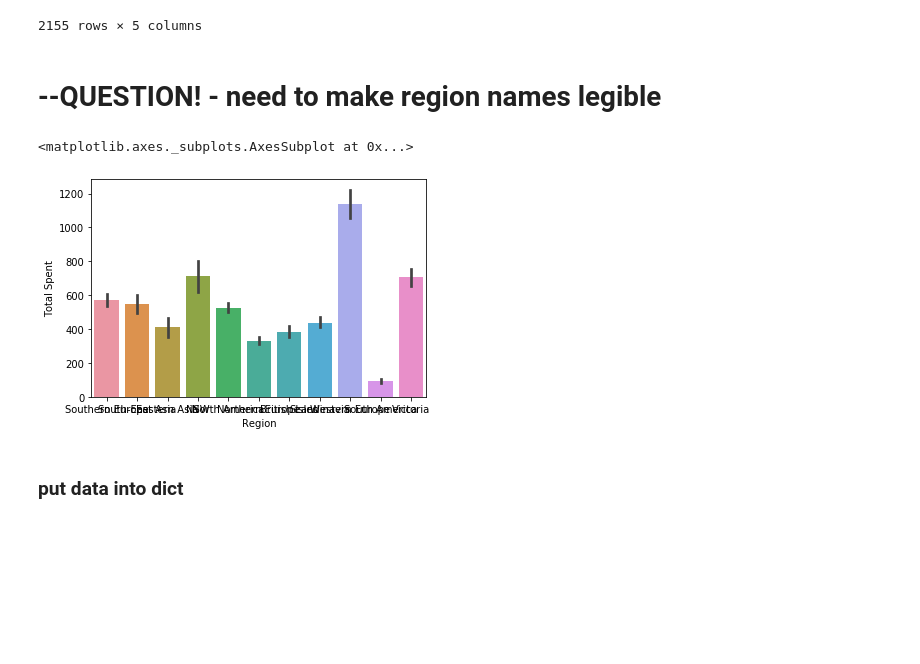
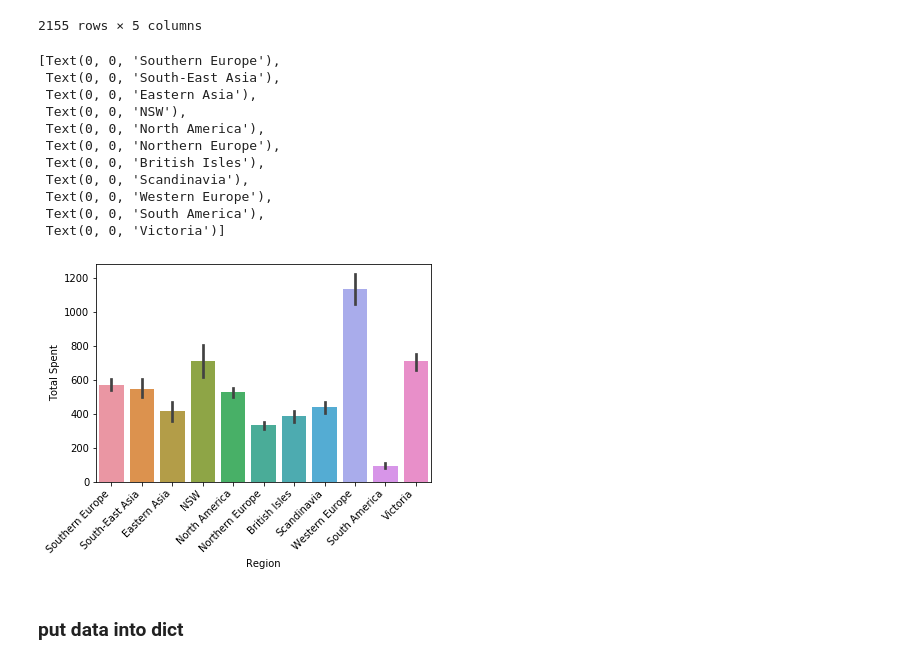
Before and after one commit to alexanderjohnny/hypothesis_testing_workflow_python, a Jupyter notebook: ALEX_BEAT_student.ipynb, the cells around one changed output. Drawn from its saved outputs; the diff is of its cells as text; code cells hidden in the pictures; blank space fills up the shorter version.

Commit message:
Update ALEX_BEAT_student.ipynb
updated and fixed questions from notes

```diff
--- a/ALEX_BEAT_student.ipynb
+++ b/ALEX_BEAT_student.ipynb
@@ -986,13 +987,22 @@ h3df
 | 2153 | 11077/75 | 7.75 | 4 | Western Europe | 31.0 |
 | 2154 | 11077/77 | 13.00 | 2 | Western Europe | 26.0 |
 2155 rows × 5 columns
-# %% [markdown]
-# --QUESTION! - need to make region names legible
 # %%
-sns.barplot(data=h3df, x='Region', y='Total Spent', ci=68)
+ax = sns.barplot(data=h3df, x='Region', y='Total Spent', ci=68)
+ax.set_xticklabels(ax.get_xticklabels(), rotation=45, horizontalalignment='right')
 # %% [output]
-<matplotlib.axes._subplots.AxesSubplot at 0x...>
+[Text(0, 0, 'Southern Europe'),
+ Text(0, 0, 'South-East Asia'),
+ Text(0, 0, 'Eastern Asia'),
+ Text(0, 0, 'NSW'),
+ Text(0, 0, 'North America'),
+ Text(0, 0, 'Northern Europe'),
+ Text(0, 0, 'British Isles'),
+ Text(0, 0, 'Scandinavia'),
+ Text(0, 0, 'Western Europe'),
+ Text(0, 0, 'South America'),
+ Text(0, 0, 'Victoria')]
-[figure, old version]
+[figure, new version]
 # %% [markdown]
 ### put data into dict
 # %%
```
Also changed, not shown: parts of 61 cells of this notebook.
